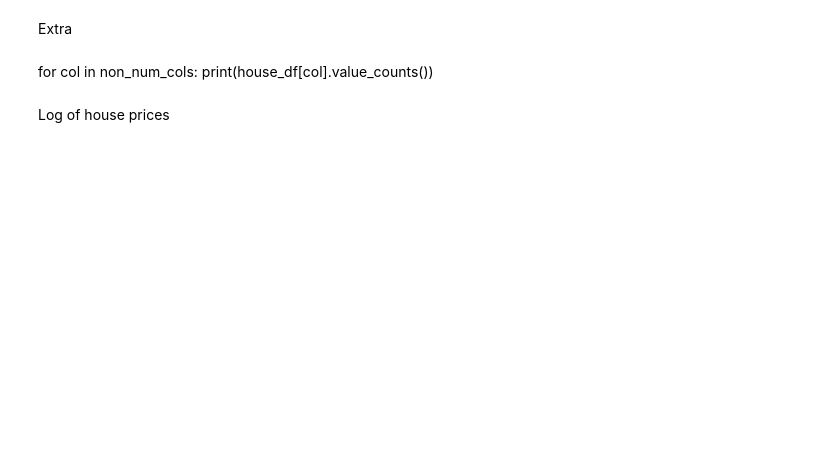
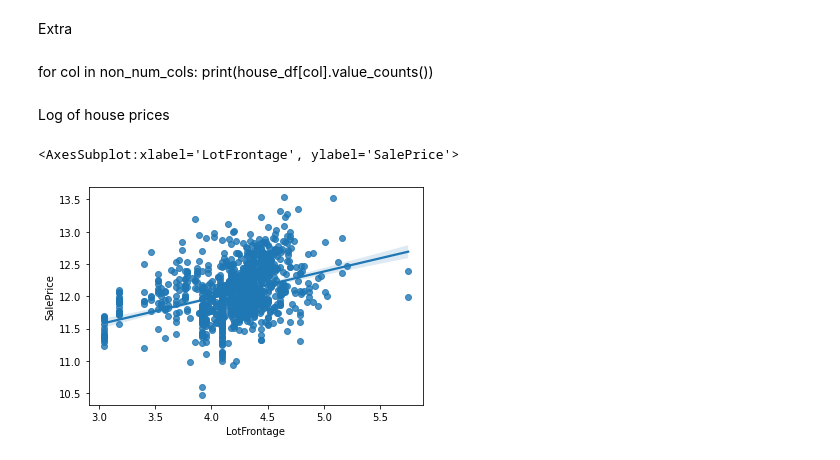
Before and after one commit to krishnajiraoh/upGrad_advanced_regression_assignment, a Jupyter notebook: Assignment.ipynb, the cells around one changed output. Saved outputs shown, nothing was run; the diff lists cells and outputs as text; code cells hidden in the pictures; blank space fills up the shorter version.

```diff
--- a/Assignment.ipynb
+++ b/Assignment.ipynb
@@ -629,4 +736,9 @@ def plot_transformations(x,y,df):
     plt.show()
+# %%
+sns.regplot(np.log(house_df['LotFrontage']), np.log(house_df['SalePrice']))
+# %% [output]
+<AxesSubplot:xlabel='LotFrontage', ylabel='SalePrice'>
+[figure, added]
 # %%
 for col in cont_cols[:-1]:
     plot_transformations(col, "SalePrice", house_df)
```
Also changed, not shown: parts of 28 cells of this notebook.
